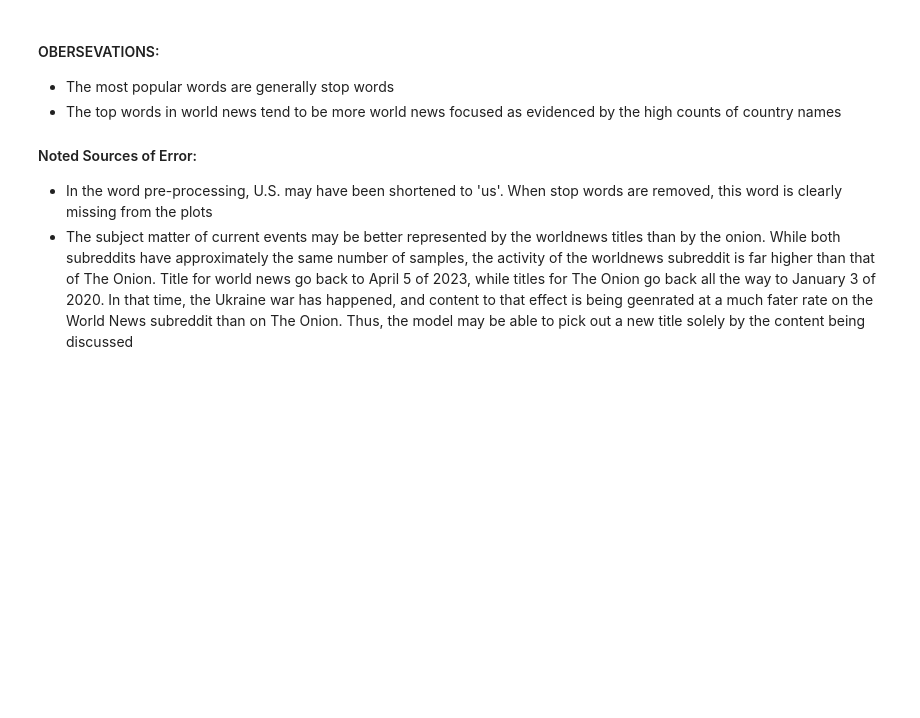
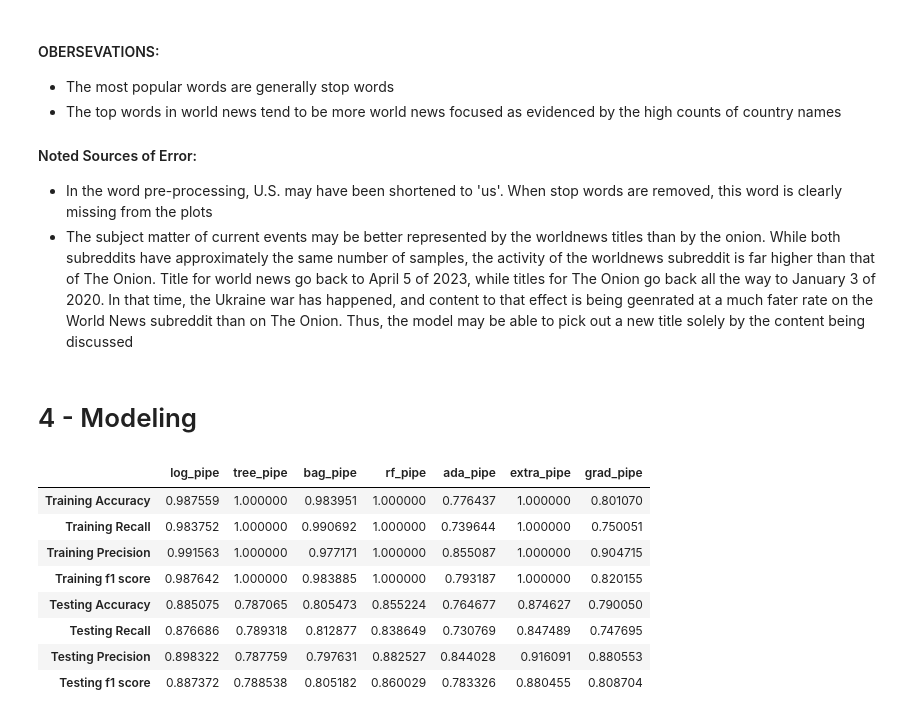
Before and after one commit to drossDS/Humor_Identification_with_NLP, a Jupyter notebook: code/4-Modeling-Round-2.ipynb, the cells around one changed output. Cells and saved outputs as stored; diff of their text form; code cells hidden in the pictures; blank space fills up the shorter version.

```diff
--- a/code/4-Modeling-Round-2.ipynb
+++ b/code/4-Modeling-Round-2.ipynb
@@ -336,3 +343,5 @@ word_plotter(TfidfVectorizer(stop_words='english'), X_train, y_train, 20)
 #### Noted Sources of Error:
 * In the word pre-processing, U.S. may have been shortened to 'us'.  When stop words are removed, this word is clearly missing from the plots
 * The subject matter of current events may be better represented by the worldnews titles than by the onion.  While both subreddits have approximately the same number of samples, the activity of the worldnews subreddit is far higher than that of The Onion.  Title for world news go back to April 5 of 2023, while titles for The Onion go back all the way to January 3 of 2020.  In that time, the Ukraine war has happened, and content to that effect is being geenrated at a much fater rate on the World News subreddit than on The Onion.  Thus, the model may be able to pick out a new title solely by the content being discussed
+# %% [markdown]
+# 4 - Modeling
@@ -338,0 +383,37 @@ word_plotter(TfidfVectorizer(stop_words='english'), X_train, y_train, 20)
+# %%
+class_models = [log_pipe, tree_pipe, bag_pipe, rf_pipe, ada_pipe, extra_pipe, grad_pipe]
+
+for model in class_models:
+    model.fit(X_train, y_train)
+# %%
+list_dict = []
+
+for model in class_models:
+    mod_dict = {
+        'Training Accuracy': model.score(X_train, y_train),
+        'Training Recall': recall_score(model.predict(X_train), y_train),
+        'Training Precision': precision_score(model.predict(X_train), y_train),
+        'Training f1 score': f1_score(model.predict(X_train), y_train),
+        'Testing Accuracy': model.score(X_test, y_test),
+        'Testing Recall': recall_score(model.predict(X_test), y_test),
+        'Testing Precision': precision_score(model.predict(X_test), y_test),
+        'Testing f1 score': f1_score(model.predict(X_test), y_test)
+    }
+
+    list_dict.append(mod_dict)
+# %%
+class_models_labels = ['log_pipe', 'tree_pipe', 'bag_pipe', 'rf_pipe', 'ada_pipe', 'extra_pipe', 'grad_pipe']
+pd.DataFrame(list_dict, index=class_models_labels).T
+
+# https://www.geeksforgeeks.org/highlight-the-maximum-value-in-each-column-in-pandas/
+#.style.highlight_max(color = 'lightgreen', axis = 0)
+# %% [output]
+|  | log_pipe | tree_pipe | bag_pipe | rf_pipe | ada_pipe | extra_pipe | grad_pipe |
+| Training Accuracy | 0.987559 | 1.000000 | 0.983951 | 1.000000 | 0.776437 | 1.000000 | 0.801070 |
+| Training Recall | 0.983752 | 1.000000 | 0.990692 | 1.000000 | 0.739644 | 1.000000 | 0.750051 |
+| Training Precision | 0.991563 | 1.000000 | 0.977171 | 1.000000 | 0.855087 | 1.000000 | 0.904715 |
+| Training f1 score | 0.987642 | 1.000000 | 0.983885 | 1.000000 | 0.793187 | 1.000000 | 0.820155 |
+| Testing Accuracy | 0.885075 | 0.787065 | 0.805473 | 0.855224 | 0.764677 | 0.874627 | 0.790050 |
+| Testing Recall | 0.876686 | 0.789318 | 0.812877 | 0.838649 | 0.730769 | 0.847489 | 0.747695 |
+| Testing Precision | 0.898322 | 0.787759 | 0.797631 | 0.882527 | 0.844028 | 0.916091 | 0.880553 |
+| Testing f1 score | 0.887372 | 0.788538 | 0.805182 | 0.860029 | 0.783326 | 0.880455 | 0.808704 |
```
Also changed, not shown: parts of 2 cells of this notebook.
